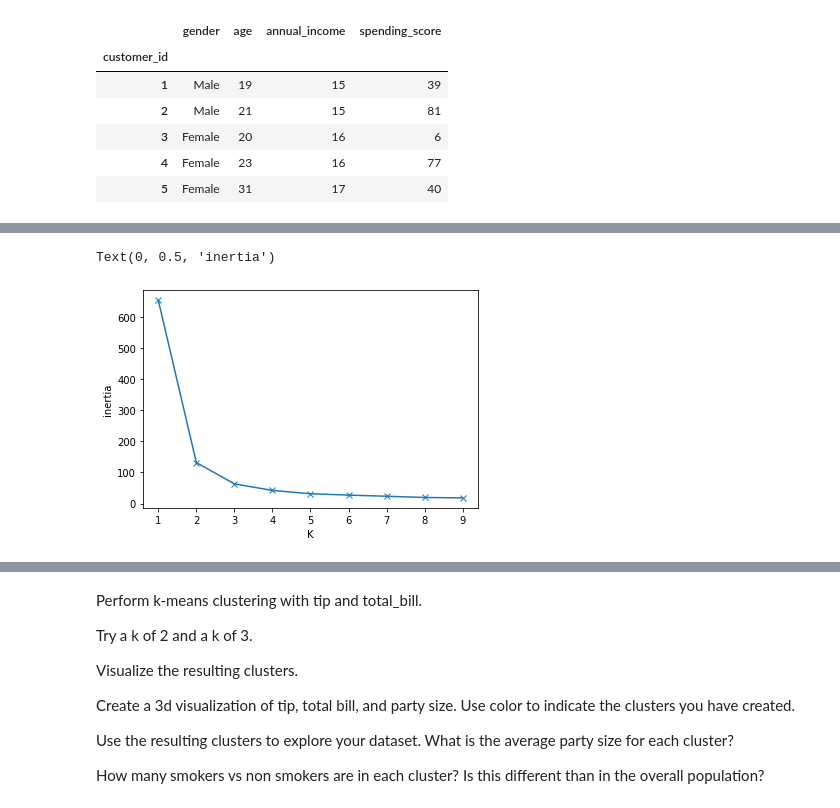
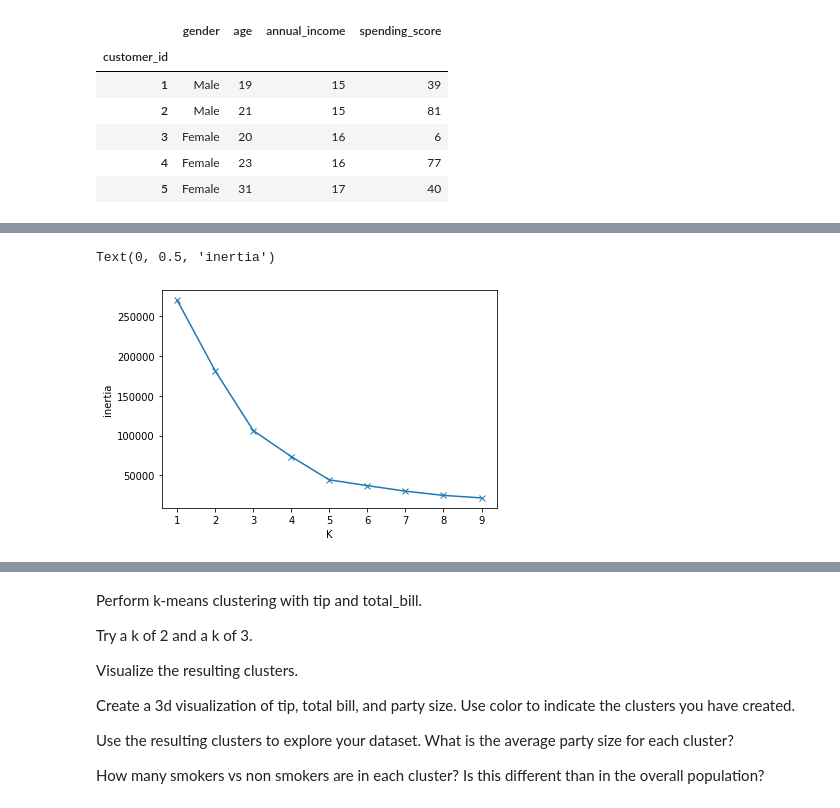
Before and after one commit to Johndsalas/ds-methodologies-exercises, a Jupyter notebook: clustering/model.ipynb, the cells around one changed output, grey strips where cells are left out. Cells and saved outputs as stored; diff of their text form; code cells hidden in the pictures.

```diff
--- a/clustering/model.ipynb
+++ b/clustering/model.ipynb
@@ -251,21 +250,21 @@ ax.set(xlabel='annual_income', ylabel='spending_score')
 # %%
 %matplotlib inline
 X = df_mall[['annual_income','spending_score']]
 
 k_values = []
 inertias = []
 
 for k in range(1, 10):
-    kmeans = KMeans(n_clusters=k).fit(iris_subset)
+    kmeans = KMeans(n_clusters=k).fit(X)
     inertias.append(kmeans.inertia_)
     k_values.append(k)
 
 plt.plot(k_values, inertias, marker='x')
 plt.xlabel('K')
 plt.ylabel('inertia')
 # %% [output]
 Text(0, 0.5, 'inertia')
-[figure, old version]
+[figure, new version]
 # %%
 kmeans = KMeans(n_clusters=5).fit(df_mall[['annual_income','spending_score']])
 
```
Also changed, not shown: parts of 20 cells of this notebook, 4 other files.
